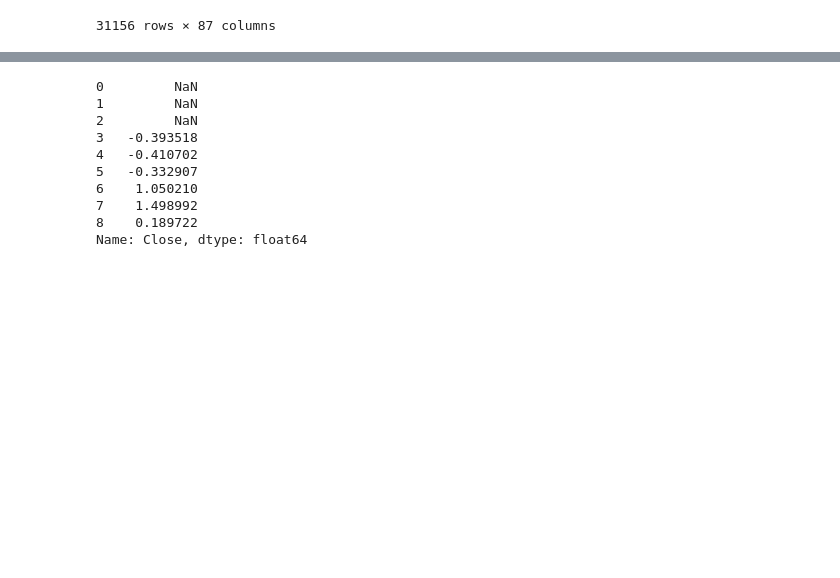
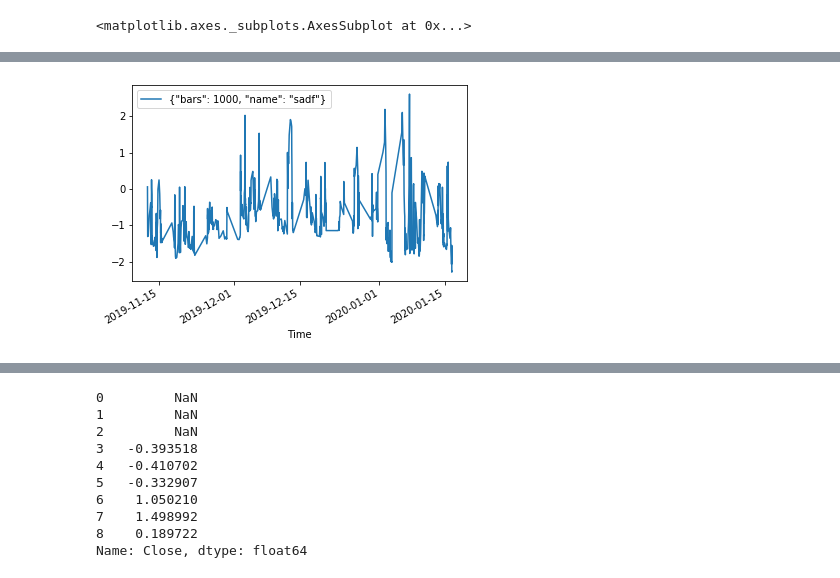
Before and after one commit to doda/fincl, a Jupyter notebook: backend/08_feature_eng.ipynb, the cells around one changed output, grey strips where cells are left out. Saved outputs shown, nothing was run; the diff lists cells and outputs as text; code cells hidden in the pictures; blank space fills up the shorter version.

```diff
--- a/backend/08_feature_eng.ipynb
+++ b/backend/08_feature_eng.ipynb
@@ -382,6 +420,6 @@ len(feats)
 # %%
 from mlbt.load_data import load_bars
-symbol = '@NQ#C'
+symbol = '@ES#C'
 config = {
     'bar_type': 'dollar',
     'load_from_disk': True,
@@ -390,8 +428,8 @@ config = {
     'end_date': None,
     'features': feats[:],
 }
-nq = load_bars(symbol, {**config, **{'load_from_disk': True}})
+sy = load_bars(symbol, {**config, **{'load_from_disk': True}})
 # %%
-deck = {symbol: {'bars': nq}}
+deck = {symbol: {'bars': sy}}
 for_symbol = symbol
 # %%
@@ -461,4 +469,6 @@ Index(['{"name": "int_ret"}',
       dtype='object')
+# %%
+c=[x for x in feats.columns if 'sadf' in x]
 # %%
-feats
+feats[c].plot()
 # %% [output]
@@ -483 +475 @@ feats
-31156 rows × 87 columns
+<matplotlib.axes._subplots.AxesSubplot at 0x...>
@@ -484,3 +493,4 @@ feats
+[figure, added]
 # %%
 import pandas as pd
 series = pd.Series([1,2,34,4,5, 8, 9, 100, 50])
```
Also changed, not shown: parts of 8 cells of this notebook, 8 other files.
